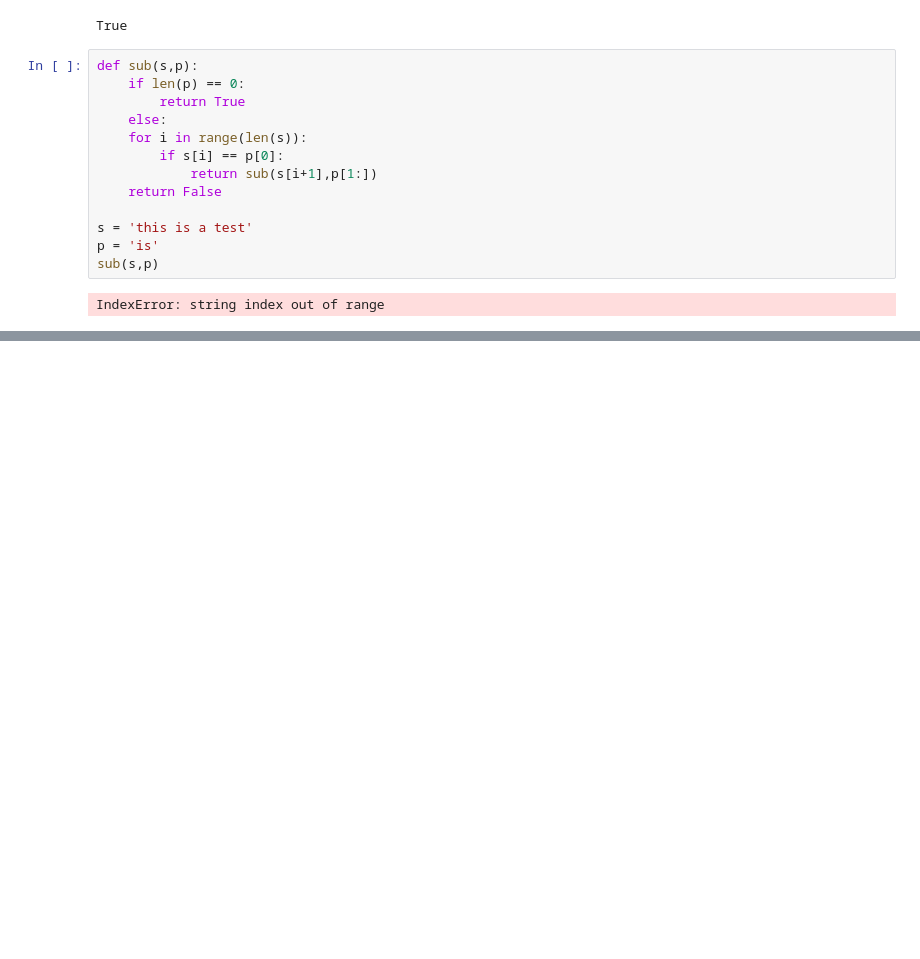
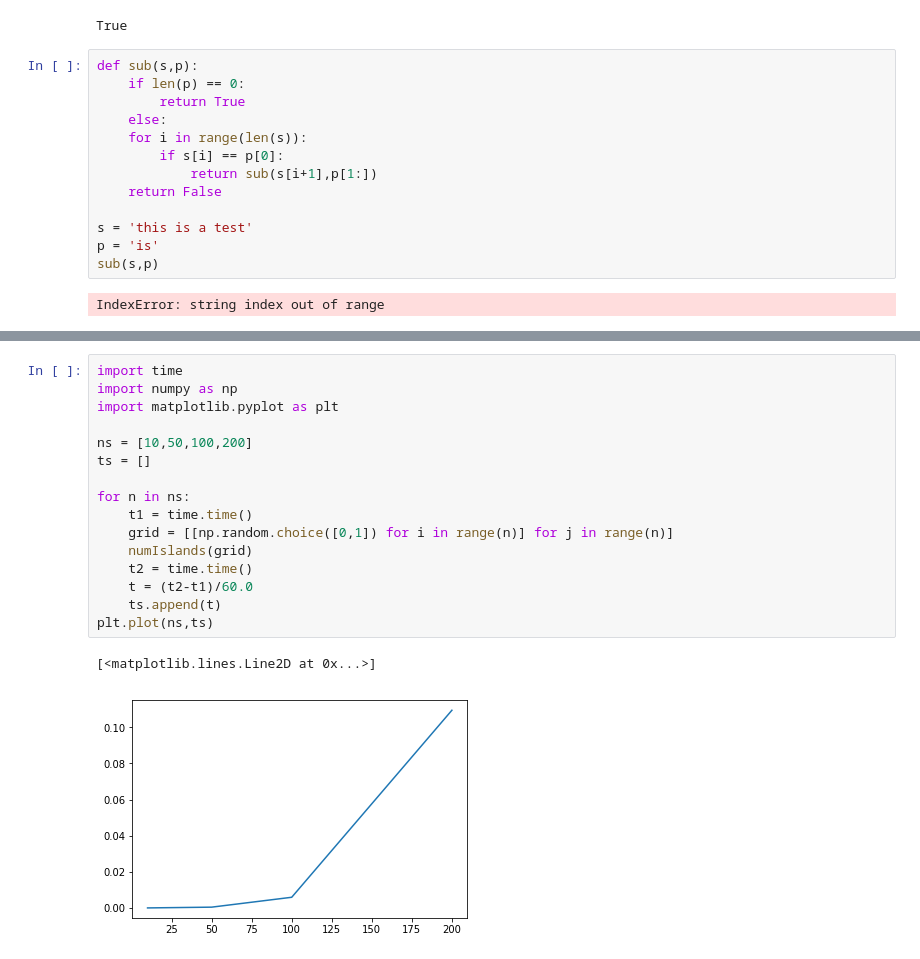
Before and after one commit to Khev/coding-practice, a Jupyter notebook: leet-code-roughwork.ipynb, the cells around one changed output, grey strips where cells are left out. Saved outputs shown, nothing was run; the diff lists cells and outputs as text; blank space fills up the shorter version.

```diff
--- a/leet-code-roughwork.ipynb
+++ b/leet-code-roughwork.ipynb
@@ -1456,0 +1525,19 @@ IndexError: string index out of range
+# %%
+import time
+import numpy as np
+import matplotlib.pyplot as plt
+
+ns = [10,50,100,200]
+ts = []
+
+for n in ns:
+    t1 = time.time()
+    grid = [[np.random.choice([0,1]) for i in range(n)] for j in range(n)]
+    numIslands(grid)
+    t2 = time.time()
+    t = (t2-t1)/60.0
+    ts.append(t)
+plt.plot(ns,ts)
+# %% [output]
+[<matplotlib.lines.Line2D at 0x...>]
+[figure, added]
```
Also changed, not shown: parts of 2 cells of this notebook.
